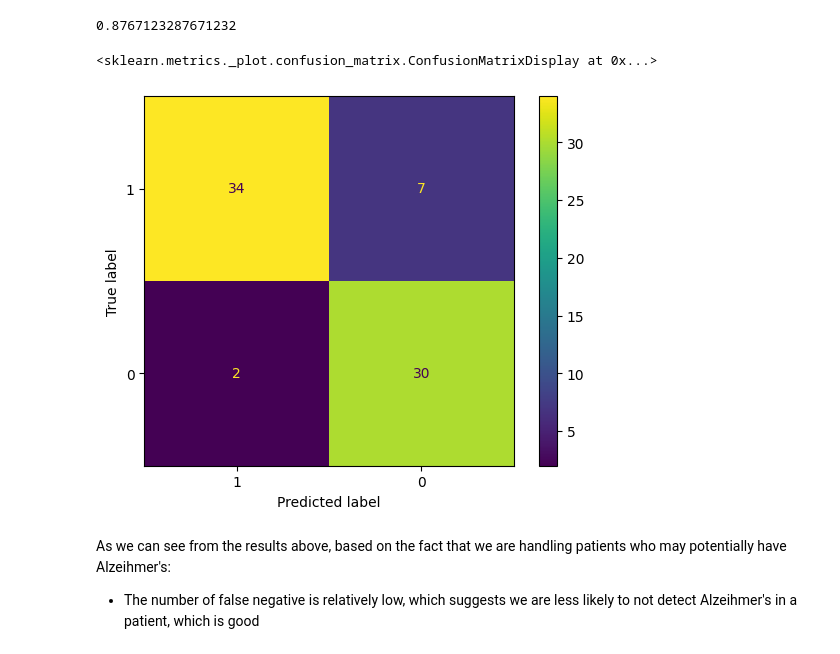
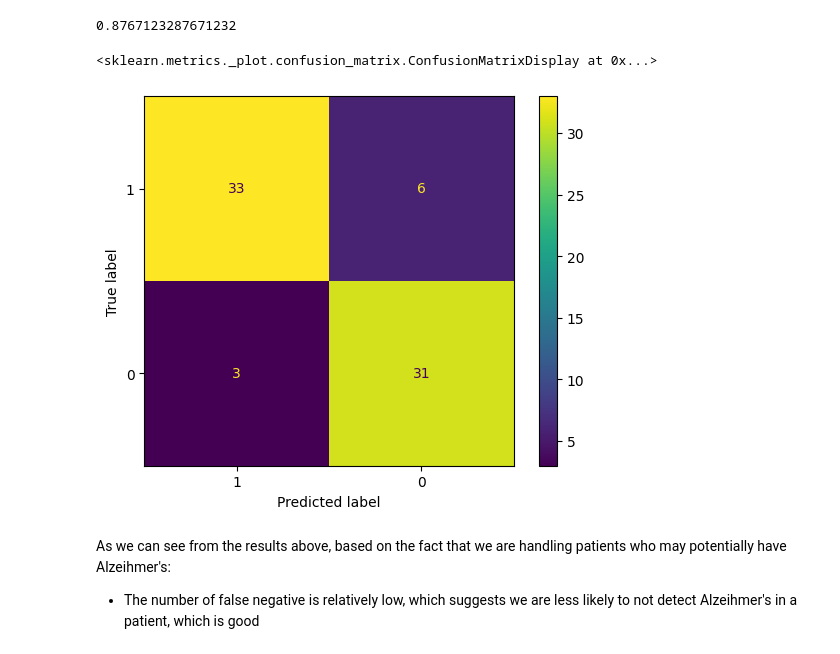
Before and after one commit to kerrianlc/kernel-regressors, a Jupyter notebook: tp1/tp1.ipynb, the cells around one changed output. Drawn from its saved outputs; the diff is of its cells as text; code cells hidden in the pictures.

```diff
--- a/tp1/tp1.ipynb
+++ b/tp1/tp1.ipynb
@@ -458,20 +459,20 @@ training_dataset, testing_dataset = train_test_split(alzheimer_df, test_size=0.2
 
 # Training the linear model based on the identified optimal C parameter and computing its accuracy
 linear_model = SVC(C=max_C_value,kernel="linear")
-model.fit(training_dataset.drop(columns=[target_variable]), training_dataset[target_variable])
-y_pred = model.predict(testing_dataset.drop(columns=[target_variable]))
+linear_model.fit(training_dataset.drop(columns=[target_variable]), training_dataset[target_variable])
+y_pred = linear_model.predict(testing_dataset.drop(columns=[target_variable]))
 accuracy = sum(y_pred == testing_dataset[target_variable]) / testing_dataset.shape[0]
 accuracy
 # %% [output]
 0.8767123287671232
 # %%
-c_matrix=confusion_matrix(y_pred,test_dataset[target_variable])
+c_matrix=confusion_matrix(y_pred,testing_dataset[target_variable])
 c_matrix_plot = ConfusionMatrixDisplay(confusion_matrix=c_matrix,
-                              display_labels=test_dataset[target_variable].unique())
+                              display_labels=testing_dataset[target_variable].unique())
 c_matrix_plot.plot()
 # %% [output]
 <sklearn.metrics._plot.confusion_matrix.ConfusionMatrixDisplay at 0x...>
-[figure, old version]
+[figure, new version]
 # %% [markdown]
 As we can see from the results above, based on the fact that we are handling patients who may potentially have Alzeihmer's:
 - The number of false negative is relatively low, which suggests we are less likely to not detect Alzeihmer's in a patient, which is good
```
Also changed, not shown: parts of 5 cells of this notebook.
